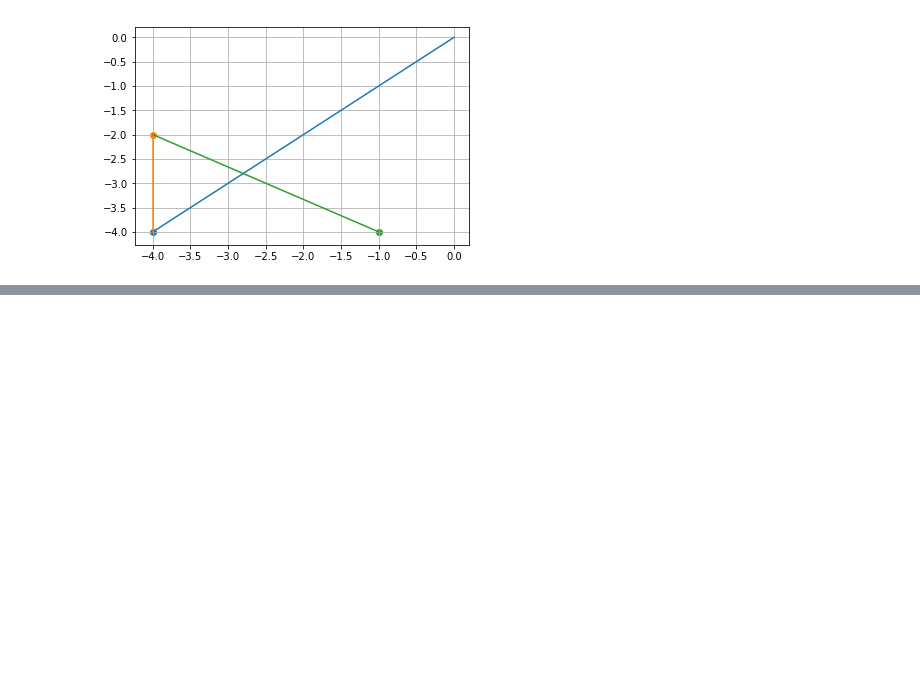
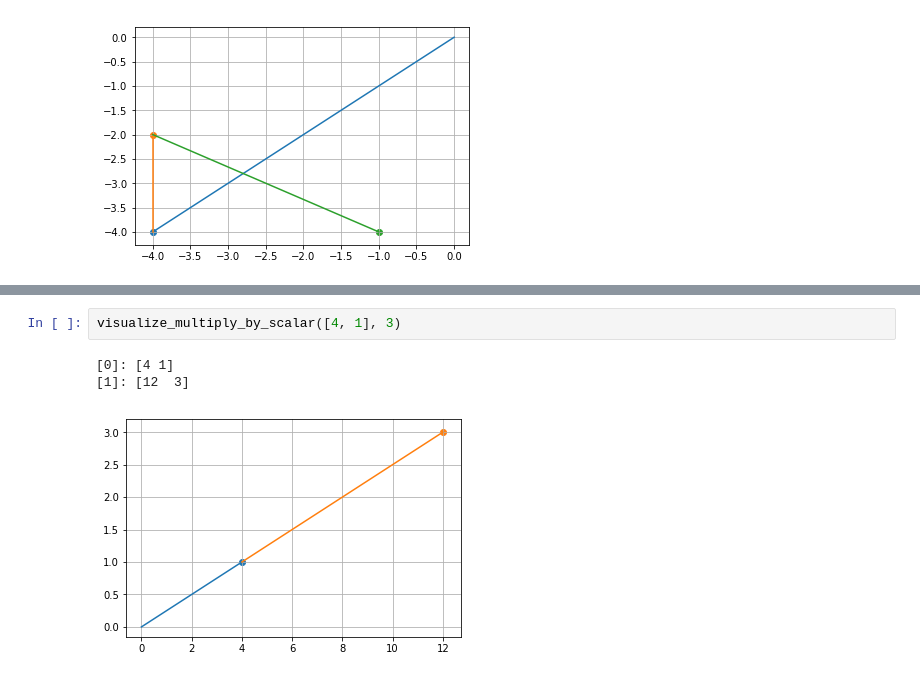
Before and after one commit to AndersonJo/machine-learning, a Jupyter notebook: Mathematics/2020 Linear Algebra/001 Vector.ipynb, the cells around one changed output, grey strips where cells are left out. Drawn from its saved outputs; the diff is of its cells as text; blank space fills up the shorter version.

```diff
--- a/Mathematics/2020 Linear Algebra/001 Vector.ipynb
+++ b/Mathematics/2020 Linear Algebra/001 Vector.ipynb
@@ -57,0 +95,6 @@ visualize_add([-4, -4], [0, 2], [3, -2])
+# %%
+visualize_multiply_by_scalar([4, 1], 3)
+# %% [output]
+[0]: [4 1]
+[1]: [12  3]
+[figure, added]
```
Also changed, not shown: parts of 13 cells of this notebook, 3 other files.
